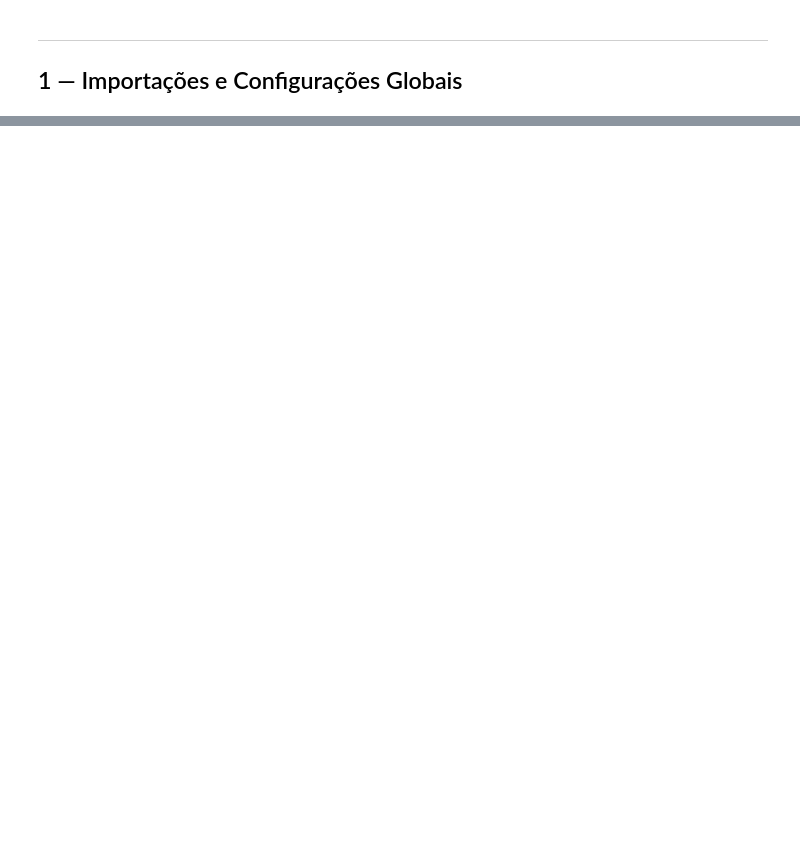
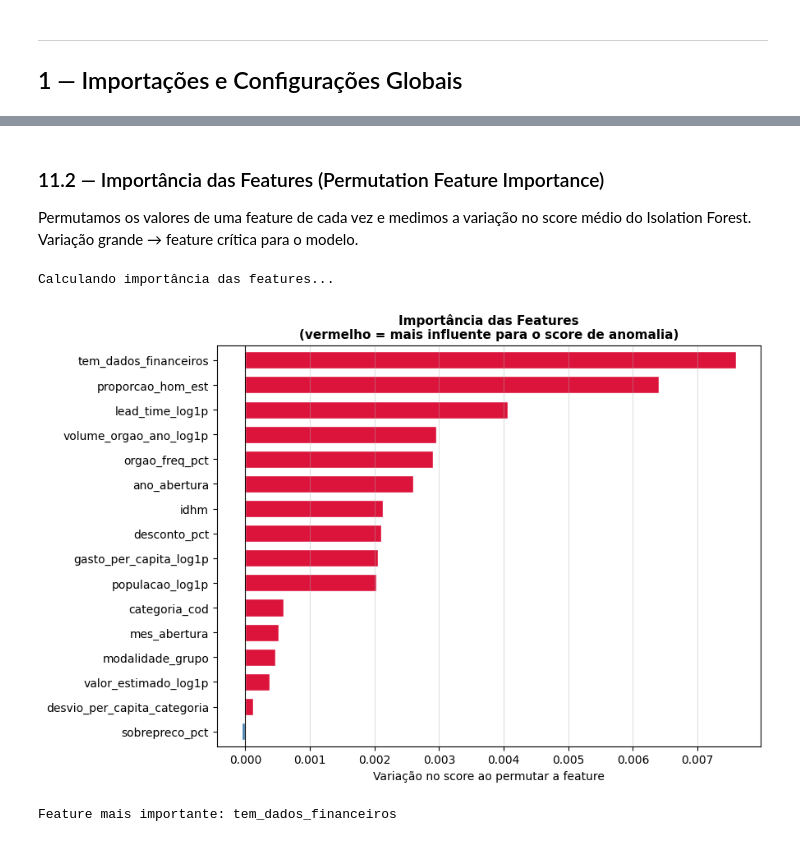
Before and after one commit to azevedontc/anomalyClassifier, a Jupyter notebook: anomalias_ml.ipynb, the cells around one changed output, grey strips where cells are left out. Drawn from its saved outputs; the diff is of its cells as text; code cells hidden in the pictures; blank space fills up the shorter version.

```diff
--- a/anomalias_ml.ipynb
+++ b/anomalias_ml.ipynb
@@ -880,0 +1122,40 @@ DISTRIBUIÇÃO DAS CLASSIFICAÇÕES
+# %% [markdown]
+### 11.2 — Importância das Features (Permutation Feature Importance)
+
+Permutamos os valores de uma feature de cada vez e medimos a variação no score
+médio do Isolation Forest. Variação grande → feature crítica para o modelo.
+# %%
+def calcular_permutation_importance(model, X, feature_names, n_repeats=15, seed=42):
+    rng      = np.random.RandomState(seed)
+    baseline = -model.score_samples(X).mean()
+    imps     = []
+    for j in range(X.shape[1]):
+        deltas = []
+        for _ in range(n_repeats):
+            X_p = X.copy()
+            rng.shuffle(X_p[:, j])
+            deltas.append(-model.score_samples(X_p).mean() - baseline)
+        imps.append(np.mean(deltas))
+    return pd.Series(imps, index=feature_names).sort_values(ascending=True)
+
+
+print('Calculando importância das features...')
+feat_imp = calcular_permutation_importance(iso_forest, X, NOMES_FEATURES, n_repeats=15)
+
+fig, ax = plt.subplots(figsize=(9, 6))
+colors  = ['crimson' if v > 0 else 'steelblue' for v in feat_imp.values]
+feat_imp.plot(kind='barh', ax=ax, color=colors, edgecolor='white', width=0.7)
+ax.axvline(0, color='black', linewidth=0.8)
+ax.set_xlabel('Variação no score ao permutar a feature', fontsize=10)
+ax.set_title('Importância das Features\n'
+             '(vermelho = mais influente para o score de anomalia)',
+             fontsize=11, fontweight='bold')
+ax.grid(axis='x', alpha=0.4)
+plt.tight_layout()
+plt.savefig(EXPORTS_DIR / 'fig_02_feature_importance.png', dpi=150, bbox_inches='tight')
+plt.show()
+print(f'Feature mais importante: {feat_imp.idxmax()}')
+# %% [output]
+Calculando importância das features...
+[figure, added]
+Feature mais importante: tem_dados_financeiros
```
Also changed, not shown: parts of 46 cells of this notebook, 17 other files.
